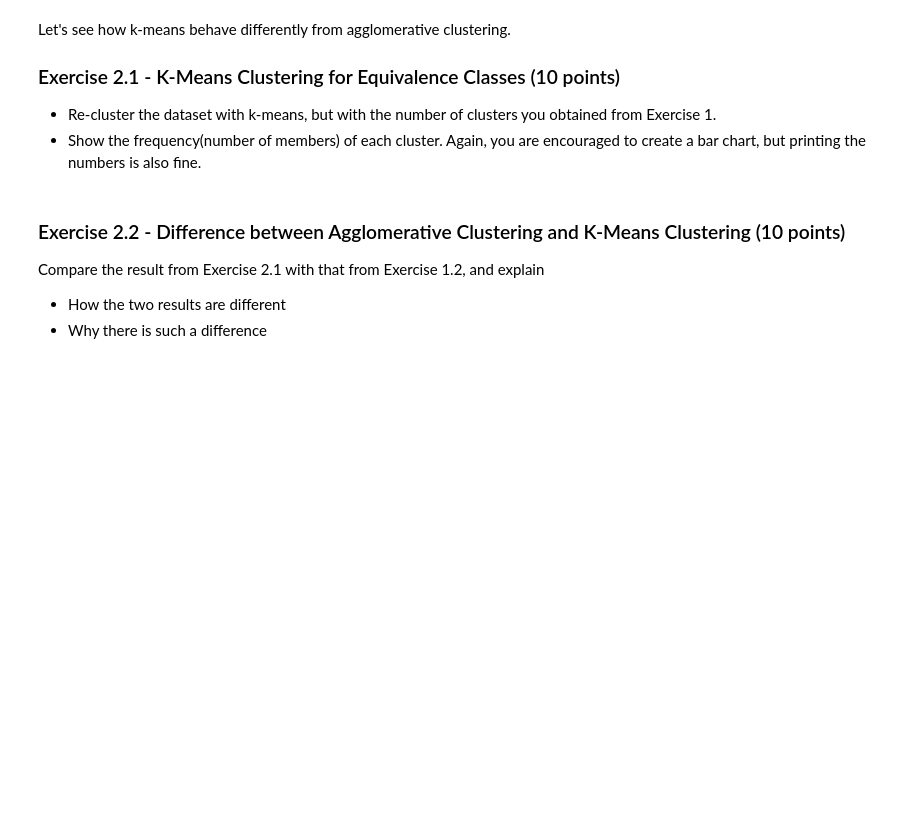
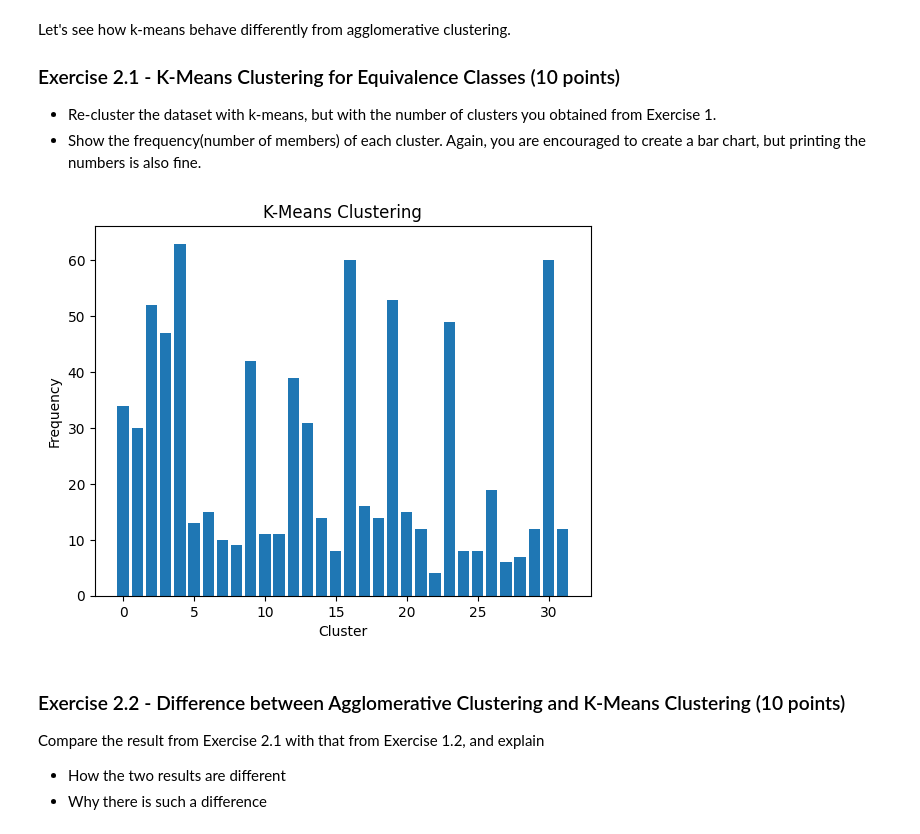
Before and after one commit to rijanowitz/cse151a-hw3, a Jupyter notebook: Clustering_and_Dimensional_Reduction.ipynb, the cells around one changed output. Saved outputs shown, nothing was run; the diff lists cells and outputs as text; code cells hidden in the pictures; blank space fills up the shorter version.

```diff
--- a/Clustering_and_Dimensional_Reduction.ipynb
+++ b/Clustering_and_Dimensional_Reduction.ipynb
@@ -230,6 +230,66 @@ Let's see how k-means behave differently from agglomerative clustering.
 ### Exercise 2.1 - K-Means Clustering for Equivalence Classes (10 points)
  - Re-cluster the dataset with k-means, but with the number of clusters you obtained from Exercise 1.
  - Show the frequency(number of members) of each cluster. Again, you are encouraged to create a bar chart, but printing the numbers is also fine.
+# %%
+def kmeans_from_scratch(X, n_clusters, max_iter=300, random_state=None):
+    """
+    K-Means clustering from scratch using NumPy.
+
+    Parameters
+    ----------
+    X : (n_samples, n_features) ndarray
+        The input data.
+    n_clusters : int
+        The number of clusters. This is same as k.
+    max_iter : int
+        Maximum number of iterations for the K-Means algorithm.
+    random_state : int or np.random.Generator or None
+        Seed for random number generation.
+
+    Returns
+    -------
+    labels : (n_samples,) ndarray
+        Cluster labels for each sample.
+    centers : (n_clusters, n_features) ndarray
+        Cluster centers.
+    """
+    rng = np.random.default_rng(random_state)
+    n_samples, n_features = X.shape
+
+    # 1. Initialize cluster centers
+    # Randomly pick n_clusters data points as initial centers
+    random_indices = rng.choice(n_samples, size=n_clusters, replace=False)
+    centers = X[random_indices]
+
+    for _ in range(max_iter):
+        # 2. Assign each data point to the nearest center
+        # Calculate distances between each data point and each center
+        distances = np.sqrt(((X - centers[:, np.newaxis])**2).sum(axis=2))
+        # Assign each point to the cluster with the minimum distance
+        labels = np.argmin(distances, axis=0)
+
+        # 3. Update cluster centers
+        new_centers = np.array([X[labels == i].mean(axis=0) if np.sum(labels == i) > 0 else centers[i] for i in range(n_clusters)])
+
+        # 4. Check for convergence
+        if np.allclose(centers, new_centers):
+            break
+        centers = new_centers
+
+    return labels, centers
+
+# Apply K-Means from scratch algorithm
+cluster_labels_scratch, cluster_centers_scratch = kmeans_from_scratch(X, n_clusters=32, random_state=42)
+
+# Create a barchart to show the distribution
+# Visualize Hierarchical Clustering results
+plt.bar(np.unique(cluster_labels_scratch), np.bincount(cluster_labels_scratch))
+plt.xlabel('Cluster')
+plt.ylabel('Frequency')
+plt.title('K-Means Clustering')
+plt.show()
+# %% [output]
+[figure, added]
 # %% [markdown]
 ### Exercise 2.2 - Difference between Agglomerative Clustering and K-Means Clustering (10 points)
 
```
Also changed, not shown: parts of 2 cells of this notebook.
